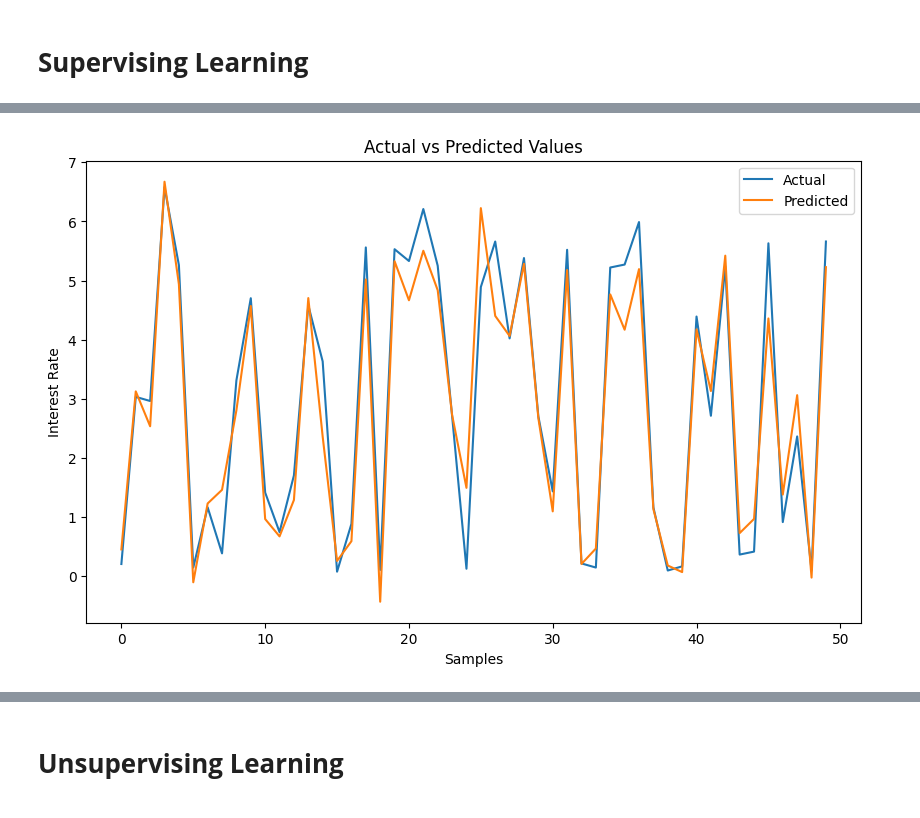
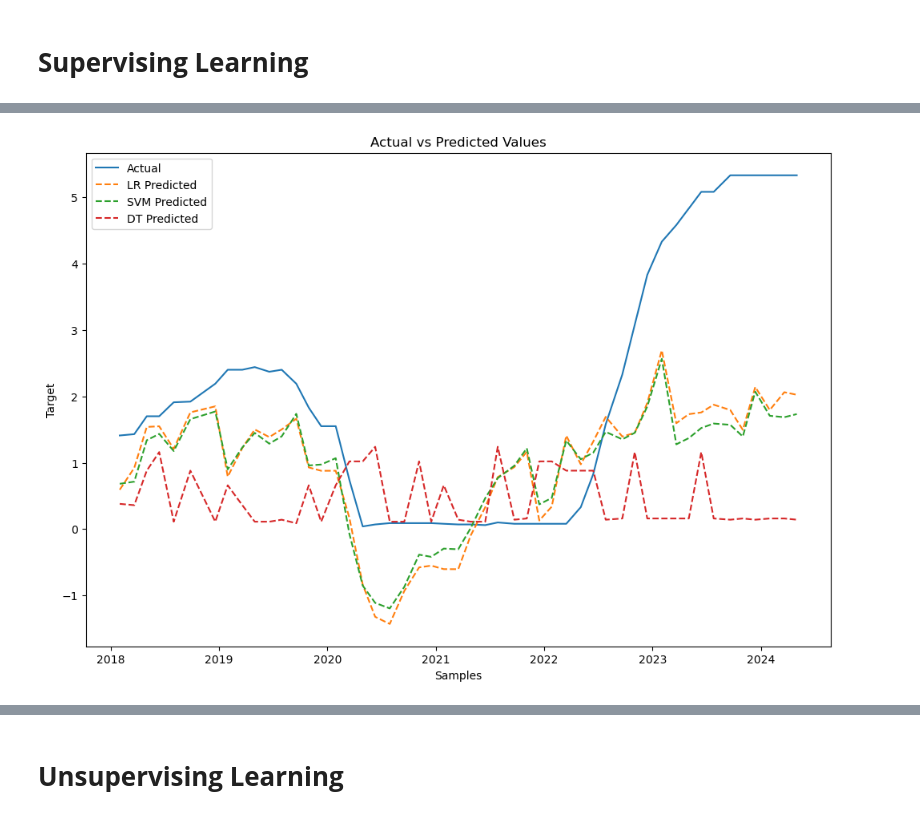
Before and after one commit to Cydia13526/s24-milestone2-team7-cspaarg-cydia-davidrez, a Jupyter notebook: project.ipynb, the cells around one changed output, grey strips where cells are left out. Cells and saved outputs as stored; diff of their text form; code cells hidden in the pictures.

Commit message:
Added baseline model and simple ml models

```diff
--- a/project.ipynb
+++ b/project.ipynb
@@ -203,4 +230,16 @@ merge_df.head()
 # %%
 X = merge_df['meeting_minute'].astype(str)
 y = merge_df['rate']
-X_train, X_test, y_train, y_test = train_test_split(X, y, test_size=0.2, random_state=42)
+print(f'Type of X is {type(X)}')
+print(f'Type of y is {type(y)}')
+
+train_size = int(len(X) * 0.8) # 80% Training 20% Test
+X_train, y_train = X[:train_size], y[:train_size]
+X_test, y_test = X[train_size:], y[train_size:]
+
+y_train = y_train.values.reshape(-1, 1)
+y_test = y_test.values.reshape(-1, 1)
+
+
+print(f'Shape of Train X and y is {X_train.shape}, {y_train.shape}')
+print(f'Shape of Test X and y is {X_test.shape}, {y_test.shape}')
@@ -207,2 +262,4 @@ X_train, X_test, y_train, y_test = train_test_split(X, y, test_size=0.2, random_
 # %% [markdown]
 # **Supervising Learning**
+# %%
+results = {}
@@ -209,52 +305,89 @@ X_train, X_test, y_train, y_test = train_test_split(X, y, test_size=0.2, random_
 # %%
-# Linear Regression Pipeline
+from sklearn.model_selection import GridSearchCV
+from sklearn.decomposition import TruncatedSVD
+
+# Define pipelines
 lr_pipeline = Pipeline([
     ('tfidf', TfidfVectorizer(max_features=1000)),
+    ('svd', TruncatedSVD(n_components=100)),
     ('clf', LinearRegression())
 ])
 
-# Support Vector Machine (SVM) Pipeline
 svm_pipeline = Pipeline([
     ('tfidf', TfidfVectorizer(max_features=1000)),
+    ('svd', TruncatedSVD(n_components=100)),
     ('clf', SVR(kernel='linear'))
 ])
 
-# Decision Tree Regressor Pipeline
 dt_pipeline = Pipeline([
     ('tfidf', TfidfVectorizer(max_features=1000)),
+    ('svd', TruncatedSVD(n_components=100)),
     ('clf', DecisionTreeRegressor(random_state=42))
 ])
 
-def evaluate_model(pipeline, X_train, X_test, y_train, y_test):
-    pipeline.fit(X_train, y_train)
-    predictions = pipeline.predict(X_test)
+# Define parameter grids for GridSearchCV
+param_grid_lr = {
+    'tfidf__max_features': [500, 1000],
+    'svd__n_components': [50, 100]
+}
+
+param_grid_svm = {
+    'tfidf__max_features': [500, 1000],
+    'svd__n_components': [50, 100],
+    'clf__C': [0.1, 1, 10]
+}
+
+param_grid_dt = {
+    'tfidf__max_features': [500, 1000],
+    'svd__n_components': [50, 100],
+    'clf__max_depth': [5, 10, 20]
+}
+
+# Perform grid search
+lr_search = GridSearchCV(lr_pipeline, param_grid_lr, scoring='neg_mean_squared_error', cv=5)
+svm_search = GridSearchCV(svm_pipeline, param_grid_svm, scoring='neg_mean_squared_error', cv=5)
+dt_search = GridSearchCV(dt_pipeline, param_grid_dt, scoring='neg_mean_squared_error', cv=5)
+
+# Evaluation function
+def evaluate_model(search, X_train, X_test, y_train, y_test, model_name):
+    search.fit(X_train, y_train)
+    predictions = search.predict(X_test)
     mse = mean_squared_error(y_test, predictions)
     r2 = r2_score(y_test, predictions)
-    print(f"Mean Squared Error: {mse}")
-    print(f"R^2 Score: {r2}")
+    print(f"Best Parameters for {model_name}: {search.best_params_}")
+    print(f"Mean Squared Error for {model_name}: {mse}")
+    print(f"R^2 Score for {model_name}: {r2}")
 
-    # Plotting actual vs. predicted values
-    plt.figure(figsize=(10, 6))
-    plt.plot(y_test.values, label='Actual')
-    plt.plot(predictions, label='Predicted')
-    plt.legend()
-    plt.title('Actual vs Predicted Values')
-    plt.xlabel('Samples')
-    plt.ylabel('Interest Rate')
-    plt.show()
+    # Update results dictionary
+    results[model_name] = {
+        'model': search.best_estimator_,
+        'predicted': predictions,
+        'mse': mse,
+        'r2': r2
+    }
 
     return predictions
 
+# Evaluate models
 print("Linear Regression:")
-lr_predictions = evaluate_model(lr_pipeline, X_train, X_test, y_train, y_test)
+lr_predictions = evaluate_model(lr_search, X_train, X_test, y_train, y_test, 'lr_basic')
 
 print("\nSupport Vector Machine (SVM):")
-svm_predictions = evaluate_model(svm_pipeline, X_train, X_test, y_train, y_test)
+svm_predictions = evaluate_model(svm_search, X_train, X_test, y_train, y_test, 'svm_basic')
 
 print("\nDecision Tree Regressor:")
-dt_predictions = evaluate_model(dt_pipeline, X_train, X_test, y_train, y_test)
+dt_predictions = evaluate_model(dt_search, X_train, X_test, y_train, y_test, 'dt_basic')
 
-
-# TODO : Work on the remaining Supervising Learning or llm model - David
+# Plotting the results
+plt.figure(figsize=(12, 8))
+plt.plot(y.index[train_size:], y_test, label='Actual', linestyle='solid')
+plt.plot(y.index[train_size:], lr_predictions, label='LR Predicted', linestyle='dashed')
+plt.plot(y.index[train_size:], svm_predictions, label='SVM Predicted', linestyle='dashed')
+plt.plot(y.index[train_size:], dt_predictions, label='DT Predicted', linestyle='dashed')
+plt.legend()
+plt.title('Actual vs Predicted Values')
+plt.xlabel('Samples')
+plt.ylabel('Target')
+plt.show()
 # %% [output]
 Linear Regression:
@@ -263 +407 @@ R^2 Score: 0.9339960039164749
-[figure, old version]
+[figure, new version]
```
Also changed, not shown: parts of 10 cells of this notebook.
